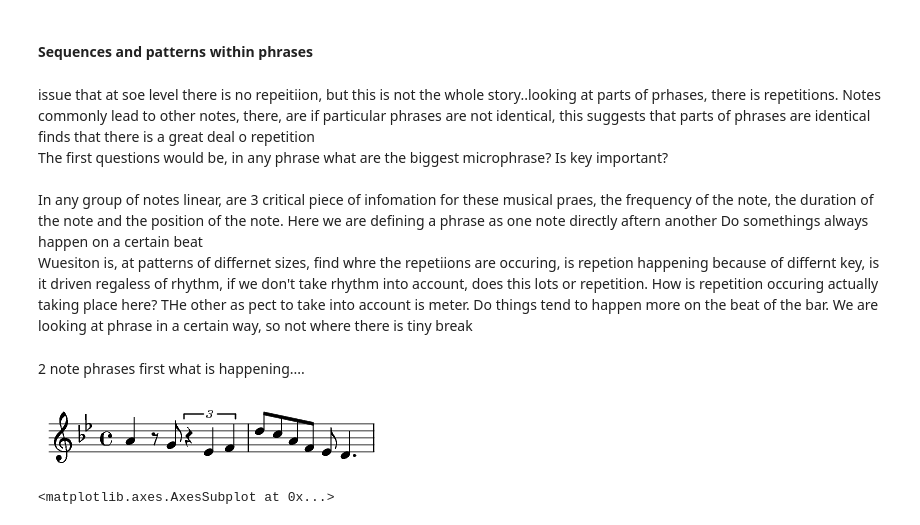
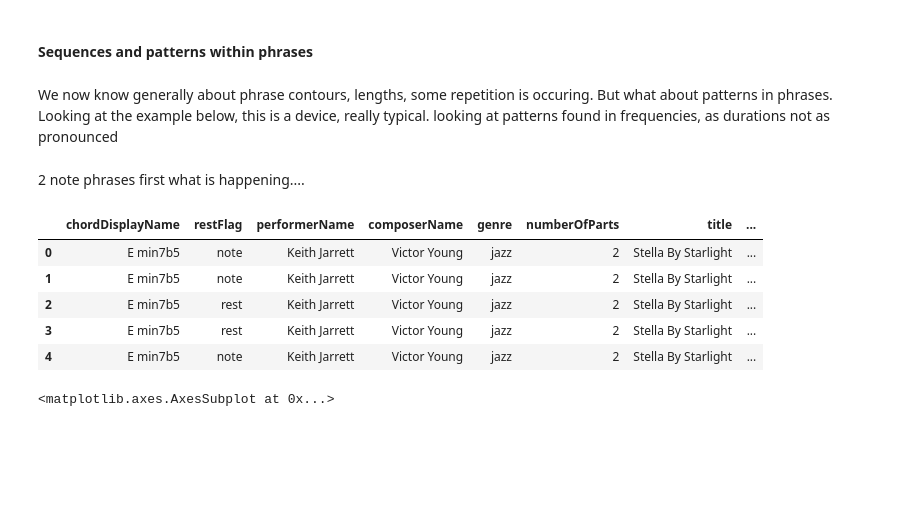
Before and after one commit to jgab3103/phd_code, a Jupyter notebook: Report 3.ipynb, the cells around one changed output. Saved outputs shown, nothing was run; the diff lists cells and outputs as text; code cells hidden in the pictures; blank space fills up the shorter version.

```diff
--- a/Report 3.ipynb
+++ b/Report 3.ipynb
@@ -33,19 +33,22 @@ muIfIWereABell = mu.converter.parse('FinalDataSet/XMLFiles/JazzSolos/KJIfIWereAB
 df = pd.read_pickle('data_set_as_pk.pkl')
 # %% [markdown]
 <h4><a id="microphrase">Sequences and patterns within phrases</a></h4>
-# %% [markdown]
-<div>issue that at soe level there is no repeitiion, but this is not the whole story..looking at parts of prhases, there is repetitions. Notes commonly lead to other notes, there, are if particular phrases are not identical, this suggests that parts of phrases are identical finds that there is a great deal o repetition</div>
-<div>The first questions would be, in any phrase what are the biggest microphrase? Is key important?</div>
-<br>
-<div>In any group of notes linear, are 3 critical piece of infomation for these musical praes, the frequency of the note, the duration of the note and the position of the note. Here we are defining a phrase as one note directly aftern another Do somethings always happen on a certain beat</div>
-<div>Wuesiton is,  at patterns of differnet sizes, find whre the repetiions are occuring, is repetion happening because of differnt key, is it driven regaless of rhythm, if we don't take rhythm into account, does this lots or repetition. How is repetition occuring actually taking place here? THe other as pect to take into account is meter. Do things tend to happen more on the beat of the bar. We are looking at phrase in a certain way, so not where there is tiny break</div>
+# %% [markdown]
+<div>We now know generally about phrase contours, lengths, some repetition is occuring. But what about patterns in phrases. Looking at the example below, this is a device, really typical. looking at patterns found in frequencies, as durations not as pronounced</div>
 # %% [markdown]
 <div>2 note phrases first what is happening....</div>
 # %%
-select = muStellaByStarlight.parts[0].measures(3,4)
-select.show()
+select = muStellaByStarlight.parts[0].measures(151,152)
+#select.show()
-# %% [output]
-[figure, removed]
+# %%
+df.head()
+# %% [output]
+|  | chordDisplayName | restFlag | performerName | composerName | genre | numberOfParts | title | ... |
+| 0 | E min7b5 | note | Keith Jarrett | Victor Young | jazz | 2 | Stella By Starlight | ... |
+| 1 | E min7b5 | note | Keith Jarrett | Victor Young | jazz | 2 | Stella By Starlight | ... |
+| 2 | E min7b5 | rest | Keith Jarrett | Victor Young | jazz | 2 | Stella By Starlight | ... |
+| 3 | E min7b5 | rest | Keith Jarrett | Victor Young | jazz | 2 | Stella By Starlight | ... |
+| 4 | E min7b5 | note | Keith Jarrett | Victor Young | jazz | 2 | Stella By Starlight | ... |
 # %%
 note0 = mu.note.Note("F5")
 note0.duration.type = 'half'
```
